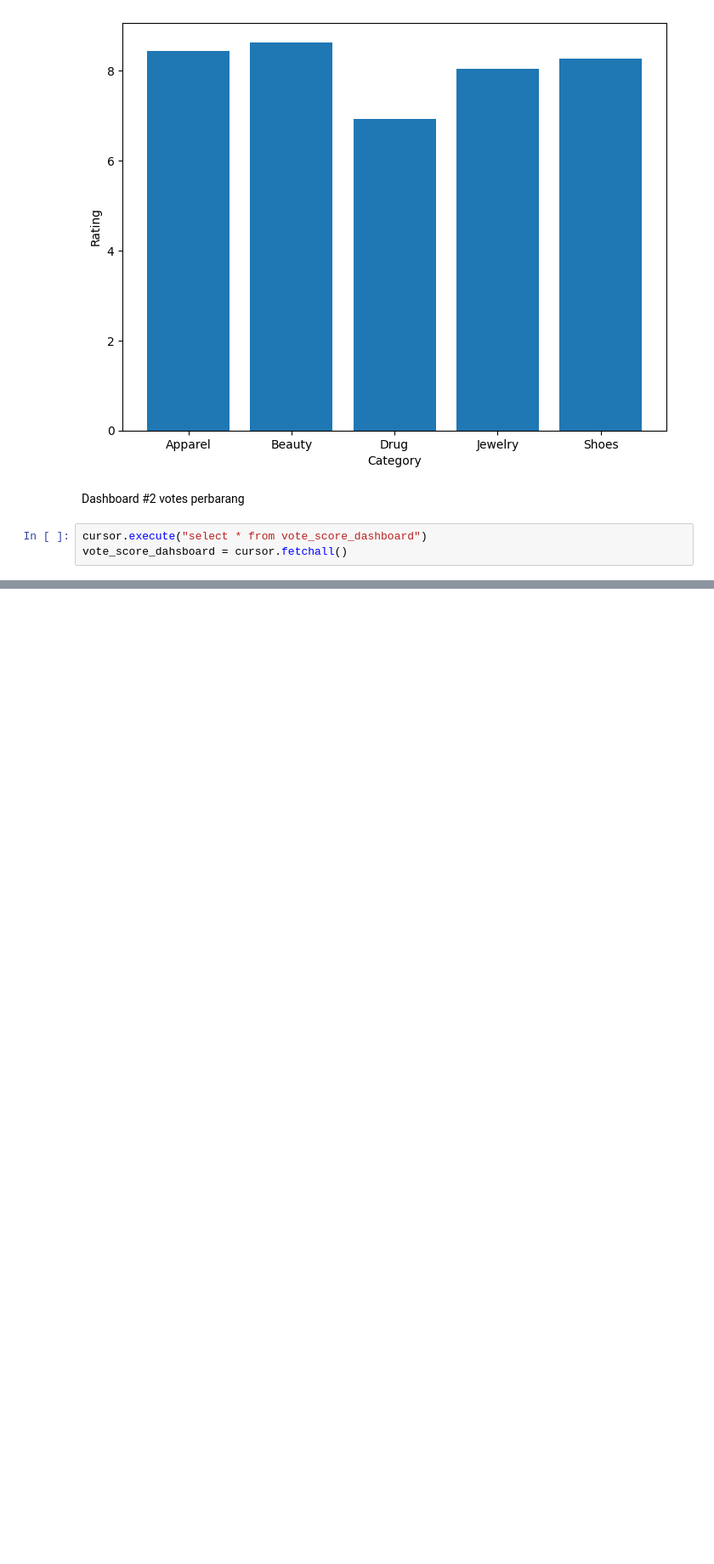
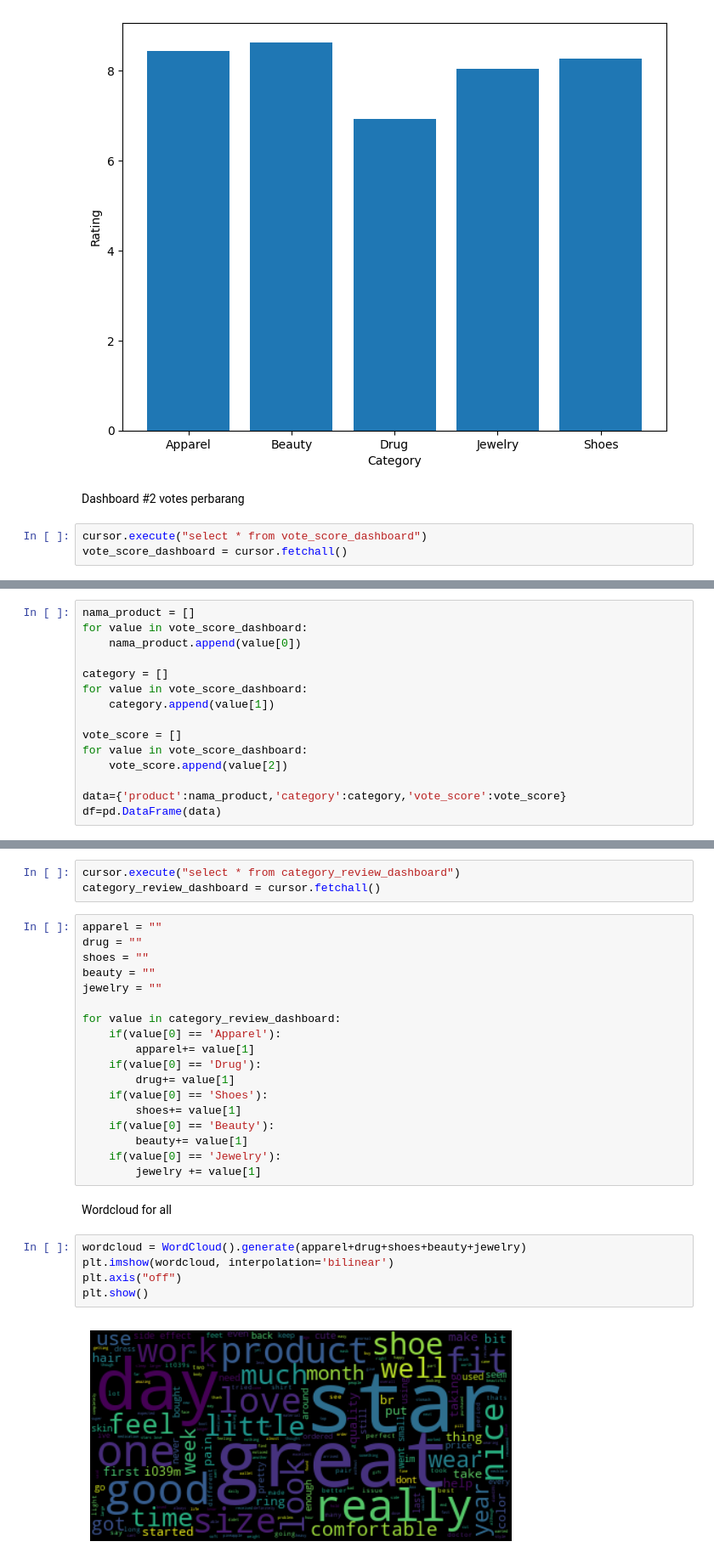
Before and after one commit to melikacandra/TubesBasdat, a Jupyter notebook: dashboard.ipynb, the cells around one changed output, grey strips where cells are left out. Shown at 85% size. Cells and saved outputs as stored; diff of their text form; blank space fills up the shorter version.

Commit message:
dashboard

```diff
--- a/dashboard.ipynb
+++ b/dashboard.ipynb
@@ -51,4 +54,4 @@ plt.show()
 Dashboard #2 votes perbarang
 # %%
 cursor.execute("select * from vote_score_dashboard")
-vote_score_dahsboard = cursor.fetchall()
+vote_score_dashboard = cursor.fetchall()
@@ -67,0 +58,15 @@ vote_score_dahsboard
+# %%
+nama_product = []
+for value in vote_score_dashboard:
+    nama_product.append(value[0])
+
+category = []
+for value in vote_score_dashboard:
+    category.append(value[1])
+
+vote_score = []
+for value in vote_score_dashboard:
+    vote_score.append(value[2])
+
+data={'product':nama_product,'category':category,'vote_score':vote_score}
+df=pd.DataFrame(data)
@@ -67,0 +89,30 @@ vote_score_dahsboard
+# %%
+cursor.execute("select * from category_review_dashboard")
+category_review_dashboard = cursor.fetchall()
+# %%
+apparel = ""
+drug = ""
+shoes = ""
+beauty = ""
+jewelry = ""
+
+for value in category_review_dashboard:
+    if(value[0] == 'Apparel'):
+        apparel+= value[1]
+    if(value[0] == 'Drug'):
+        drug+= value[1]
+    if(value[0] == 'Shoes'):
+        shoes+= value[1]
+    if(value[0] == 'Beauty'):
+        beauty+= value[1]
+    if(value[0] == 'Jewelry'):
+        jewelry += value[1]
+# %% [markdown]
+Wordcloud for all
+# %%
+wordcloud = WordCloud().generate(apparel+drug+shoes+beauty+jewelry)
+plt.imshow(wordcloud, interpolation='bilinear')
+plt.axis("off")
+plt.show()
+# %% [output]
+[figure, added]
```
Also changed, not shown: parts of 24 cells of this notebook, 1 other file.
